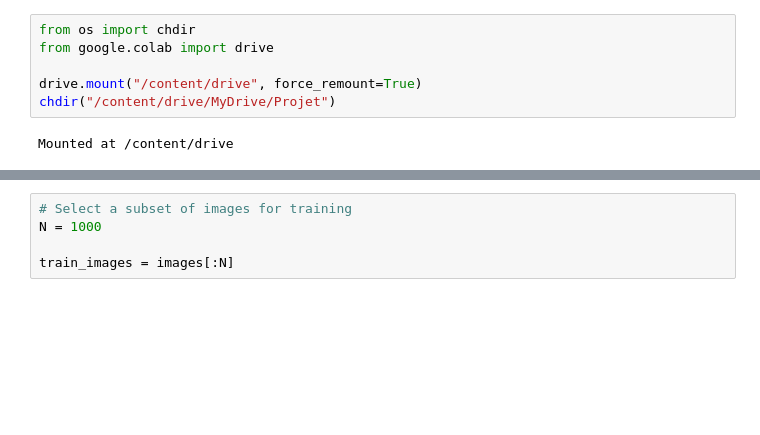
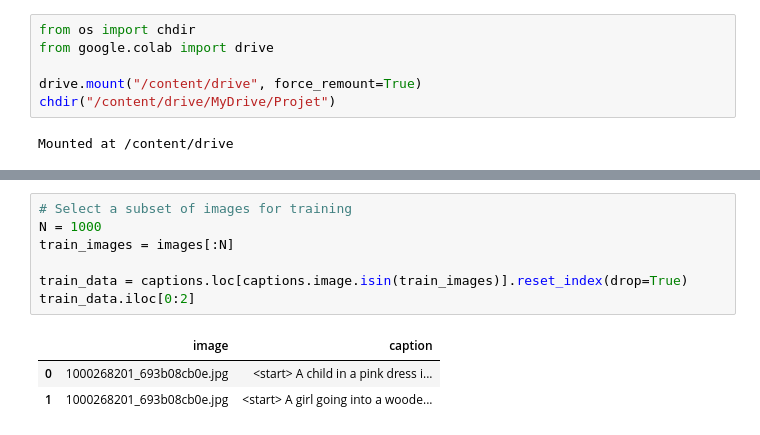
Before and after one commit to eliottthomas99/Projet_RN, a Jupyter notebook: preprocessing.ipynb, the cells around one changed output, grey strips where cells are left out. Cells and saved outputs as stored; diff of their text form; blank space fills up the shorter version.

```diff
--- a/preprocessing.ipynb
+++ b/preprocessing.ipynb
@@ -62,5 +50,11 @@ array(['3344948183_5b89379585.jpg', '2072574835_febf0c5fb9.jpg',
 # %%
 # Select a subset of images for training
 N = 1000
+train_images = images[:N]
 
-train_images = images[:N]
+train_data = captions.loc[captions.image.isin(train_images)].reset_index(drop=True)
+train_data.iloc[0:2]
+# %% [output]
+|  | image | caption |
+| 0 | 1000268201_693b08cb0e.jpg | <start> A child in a pink dress i... |
+| 1 | 1000268201_693b08cb0e.jpg | <start> A girl going into a woode... |
```
Also changed, not shown: parts of 30 cells of this notebook.
